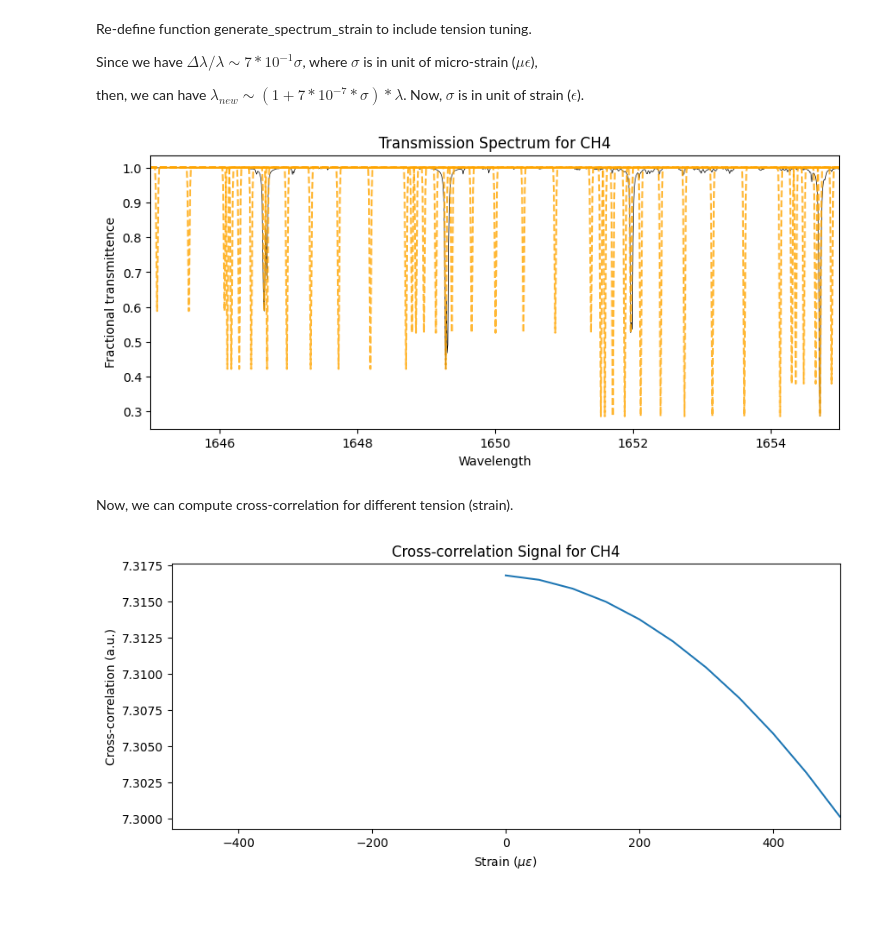
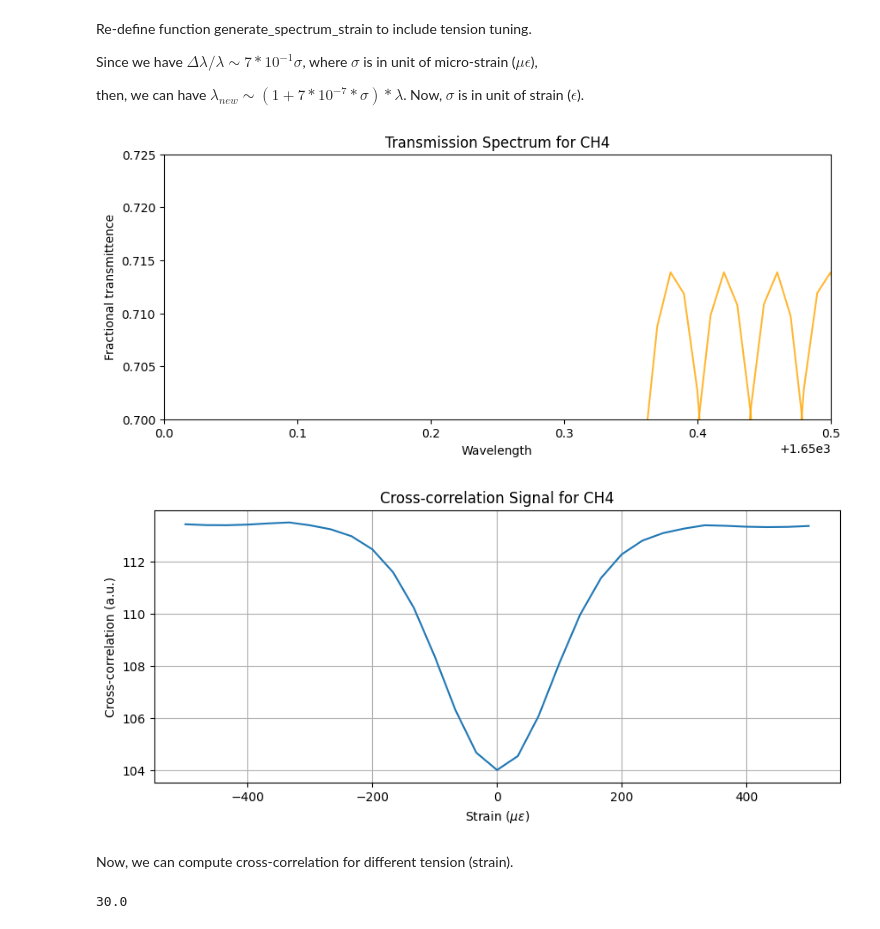
Before and after one commit to SAIL-Labs/FBG-Sensor, a Jupyter notebook: code/demos/tension_CH4.ipynb, the cells around one changed output. Saved outputs shown, nothing was run; the diff lists cells and outputs as text; code cells hidden in the pictures.

Commit message:
modified generate_spectrum function

```diff
--- a/code/demos/tension_CH4.ipynb
+++ b/code/demos/tension_CH4.ipynb
@@ -52,16 +52,17 @@ plt.plot(subset[:, 0], subset[:,1], color='black', linewidth=0.5)
 
 threshold_value = 0.95
 peaks = locate_peaks(subset[:, 1], threshold=threshold_value, distance=100) # distance=100 correspond to 1nm
-wavelength_gauss, trans_gauss = generate_spectrum(subset, peaks, n=10000, sigma=1e-2, type='Gaussian')
+wavelength_gauss, trans_gauss = generate_spectrum(subset, peaks, 0, n=10000, sigma=1e-2, type='Gaussian')
 plt.scatter(subset[peaks, 0], subset[peaks, 1], color='red', s=5)
 plt.plot(wavelength_gauss, trans_gauss, color='orange', alpha=0.8, label='Gaussian model')
 plt.hlines(threshold_value, subset[:, 0].min(), subset[:, 0].max(), alpha=0.5, label='threshold')
+
 print(subset[0])
 
 # add strain
 strain = 500
-subset = apply_strain(subset, strain)
-wavelength_gauss, trans_gauss = generate_spectrum(subset, peaks, n=10000, sigma=1e-2, type='Gaussian')
+# new_subset = apply_strain(subset, strain)
+wavelength_gauss, trans_gauss = generate_spectrum(subset, peaks, strain, n=10000, sigma=1e-2, type='Gaussian')
 plt.plot(wavelength_gauss, 1-trans_gauss, color='red', alpha=0.8, label='Gaussian model')
 
 print(subset[0])
@@ -86,51 +87,43 @@ Since we have $\Delta \lambda / \lambda \sim 7*10^{-1} \sigma$, where $\sigma$ i
 
 then, we can have $\lambda_{new} \sim (1 + 7*10^{-7} * \sigma) * \lambda$. Now, $\sigma$ is in unit of strain ($\epsilon$).
 # %%
-step = 11
-strain = np.linspace(0, 500, step)
-j = 0
-wavelength_gauss = np.zeros((len(index),step))
-trans_gauss = np.zeros((len(index),step))
+step = 31
+strain = np.linspace(-500, 500, step)
+cross_correlation = np.zeros(step)
+# print(strain)
 
-
-for i in strain:
-    subset = apply_strain(subset, i)
-    wavelength_gauss[:,j], trans_gauss[:,j] = generate_spectrum(subset, peaks, n=len(index), sigma=1e-2, type='Gaussian')
-    j = j + 1
-
+# colours = ['tab:red', 'orange', 'tab:green', 'tab:blue', 'tab:purple']
 plt.figure(figsize=(10,4))
 plt.plot(subset[:, 0], subset[:,1], color='black', linewidth=0.5, label='Original transmission spectrum')
-j=0
-for j in range(step):
-    plt.plot(wavelength_gauss[:,j], trans_gauss[:,j], color='orange', linestyle='dashed', alpha=0.8, label='Gaussian model')
+for i in range(len(strain)):
+    # new_subset = apply_strain(subset, strain[i])
+    wavelength_gauss, trans_gauss = generate_spectrum(subset, peaks, strain[i], n=len(index), sigma=1e-1, type='Gaussian')
+    cross_correlation[i] = np.sum(np.multiply((1-trans_gauss), subset[:,1]))
+    plt.plot(wavelength_gauss, 1-trans_gauss, color='orange', alpha=0.8, label='Gaussian model')
 
 plt.xlabel('Wavelength')
 plt.ylabel('Fractional transmittence')
 plt.title('Transmission Spectrum for CH4')
+plt.xlim((1650.0,1650.5))
+plt.ylim((0.7,0.725))
+plt.show()
 
 
-plt.xlim((1645.0,1655.0))
-
+plt.figure(figsize=(10,4))
+plt.plot(strain, cross_correlation)
+plt.xlabel('Strain ($\mu\epsilon$)')
+plt.ylabel('Cross-correlation (a.u.)')
+plt.title('Cross-correlation Signal for CH4')
+# plt.xlim((-400,-200))
+# plt.ylim((56,58))
+plt.grid()
 plt.show()
 # %% [output]
-[figure, old version]
+[figure, new version]
+[figure, added]
 # %% [markdown]
 Now, we can compute cross-correlation for different tension (strain).
-# %%
-corss_correlation = np.zeros((step,1))
-
-j=0
-for j in range(step):
-    corss_correlation[j,:] = np.sum(np.multiply((1-trans_gauss[:,j]), subset[:,1]))
-
-
-plt.figure(figsize=(10,4))
-plt.plot(strain, corss_correlation)
-plt.xlabel('Strain ($\mu\epsilon$)')
-plt.ylabel('Cross-correlation (a.u.)')
-plt.title('Cross-correlation Signal for CH4')
-plt.xlim((-500,500))
-# plt.ylim((0,1000))
-plt.show()
-# %% [output]
-[figure, removed]
+# %%
+0.1/(100 / 30000)
+# %% [output]
+30.0
```
Also changed, not shown: parts of 1 cell of this notebook, 1 other file.
